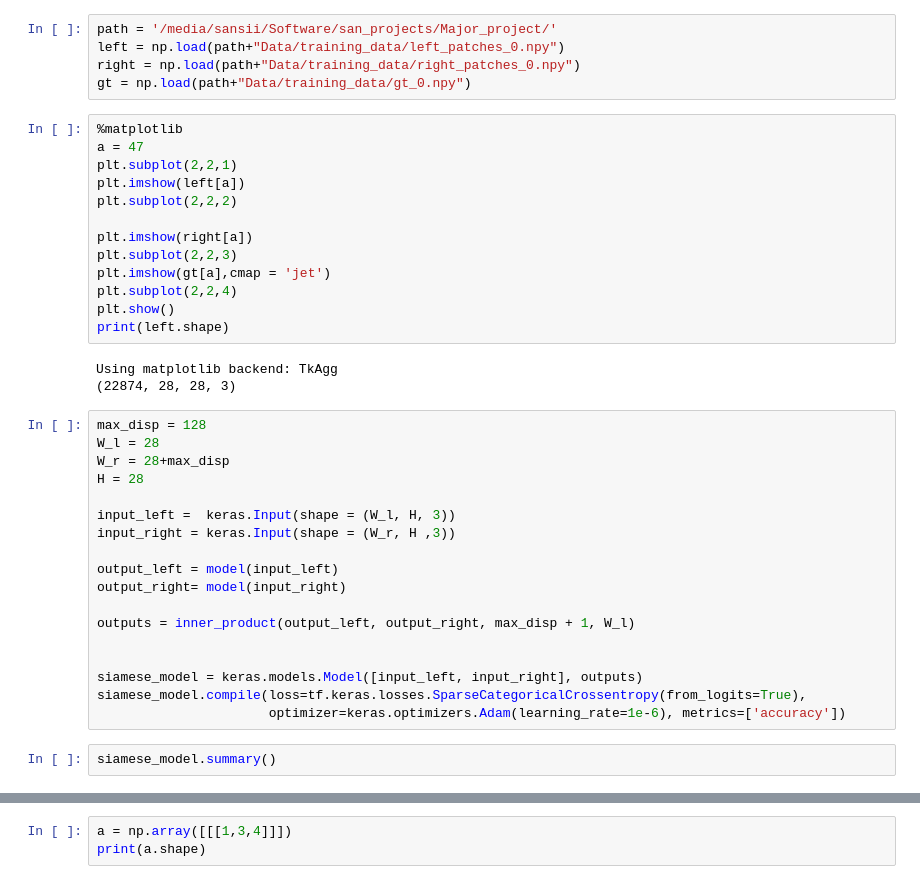
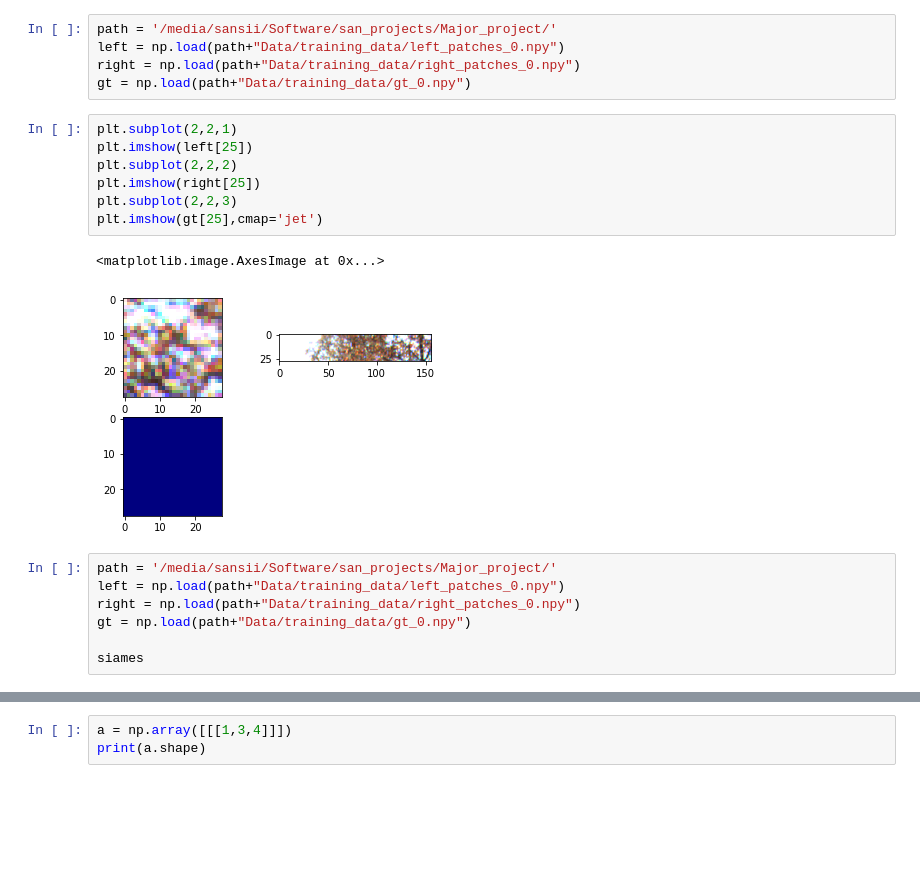
Before and after one commit to sanbuddhacharyas/Major-Project, a Jupyter notebook: Siamese_Network_stereo_matching.ipynb, the cells around one changed output, grey strips where cells are left out. Drawn from its saved outputs; the diff is of its cells as text; blank space fills up the shorter version.

Commit message:
After siameses neural network working

```diff
--- a/Siamese_Network_stereo_matching.ipynb
+++ b/Siamese_Network_stereo_matching.ipynb
@@ -130,41 +178,22 @@ left = np.load(path+"Data/training_data/left_patches_0.npy")
 right = np.load(path+"Data/training_data/right_patches_0.npy")
 gt = np.load(path+"Data/training_data/gt_0.npy")
 # %%
-%matplotlib
-a = 47
 plt.subplot(2,2,1)
-plt.imshow(left[a])
+plt.imshow(left[25])
 plt.subplot(2,2,2)
-
-plt.imshow(right[a])
+plt.imshow(right[25])
 plt.subplot(2,2,3)
-plt.imshow(gt[a],cmap = 'jet')
-plt.subplot(2,2,4)
-plt.show()
-print(left.shape)
+plt.imshow(gt[25],cmap='jet')
 # %% [output]
-Using matplotlib backend: TkAgg
-(22874, 28, 28, 3)
+<matplotlib.image.AxesImage at 0x...>
+[figure, added]
-# %%
-max_disp = 128
-W_l = 28
-W_r = 28+max_disp
-H = 28
-
-input_left =  keras.Input(shape = (W_l, H, 3))
-input_right = keras.Input(shape = (W_r, H ,3))
-
-output_left = model(input_left)
-output_right= model(input_right)
-
-outputs = inner_product(output_left, output_right, max_disp + 1, W_l)
-
-
-siamese_model = keras.models.Model([input_left, input_right], outputs)
-siamese_model.compile(loss=tf.keras.losses.SparseCategoricalCrossentropy(from_logits=True),
-                      optimizer=keras.optimizers.Adam(learning_rate=1e-6), metrics=['accuracy'])
-# %%
-siamese_model.summary()
+# %%
+path = '/media/sansii/Software/san_projects/Major_project/'
+left = np.load(path+"Data/training_data/left_patches_0.npy")
+right = np.load(path+"Data/training_data/right_patches_0.npy")
+gt = np.load(path+"Data/training_data/gt_0.npy")
+
+siames
 # %%
 from PIL import Image
 import numpy as np
```
Also changed, not shown: parts of 23 cells of this notebook, 23 other files.
